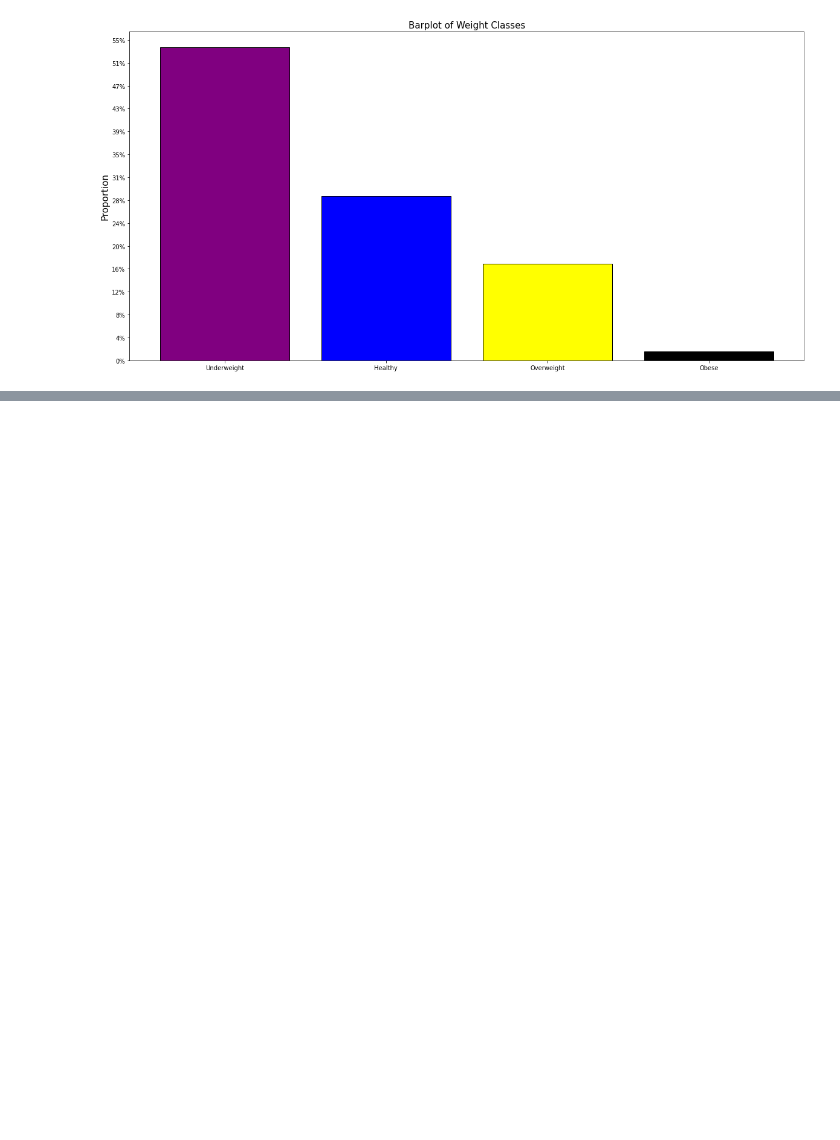
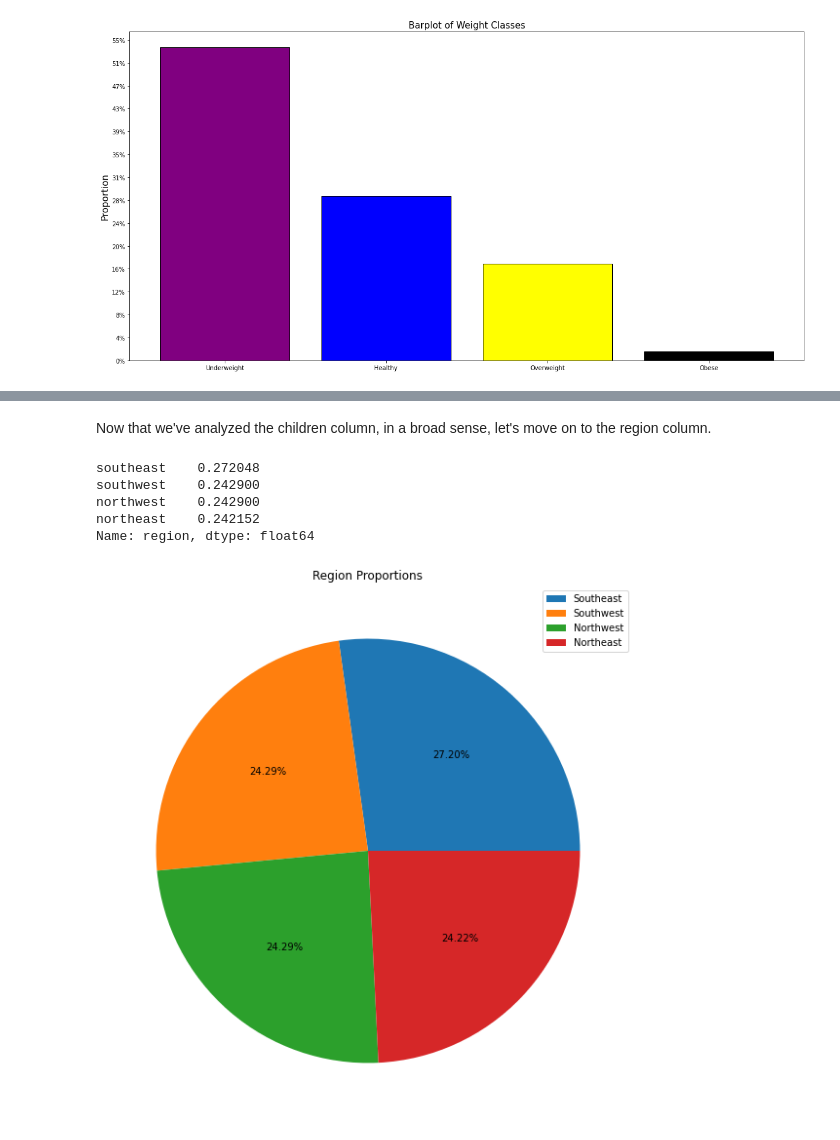
Before and after one commit to AbdullaK123/Portfolio, a Jupyter notebook: Medical_Insurance_Project.ipynb, the cells around one changed output, grey strips where cells are left out. Saved outputs shown, nothing was run; the diff lists cells and outputs as text; code cells hidden in the pictures; blank space fills up the shorter version.

```diff
--- a/Medical_Insurance_Project.ipynb
+++ b/Medical_Insurance_Project.ipynb
@@ -181,0 +235,16 @@ Name: bmi, dtype: float64
+# %% [markdown]
+Now that we've analyzed the children column, in a broad sense, let's move on to the region column.
+# %%
+print(df['region'].value_counts()/len(df))
+
+plt.pie(df['region'].value_counts()/len(df),autopct='%0.2f%%',normalize=False)
+plt.legend(['Southeast','Southwest','Northwest','Northeast'])
+plt.title('Region Proportions')
+plt.show()
+# %% [output]
+southeast    0.272048
+southwest    0.242900
+northwest    0.242900
+northeast    0.242152
+Name: region, dtype: float64
+[figure, added]
```
Also changed, not shown: parts of 15 cells of this notebook.
